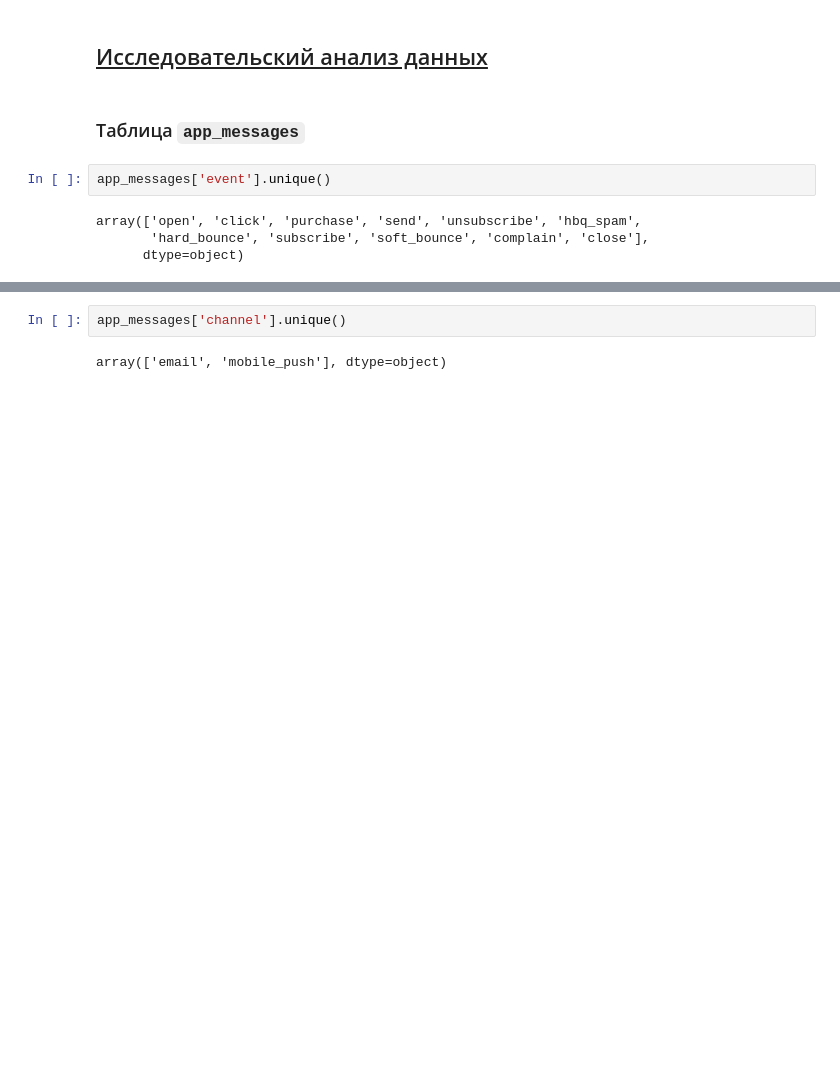
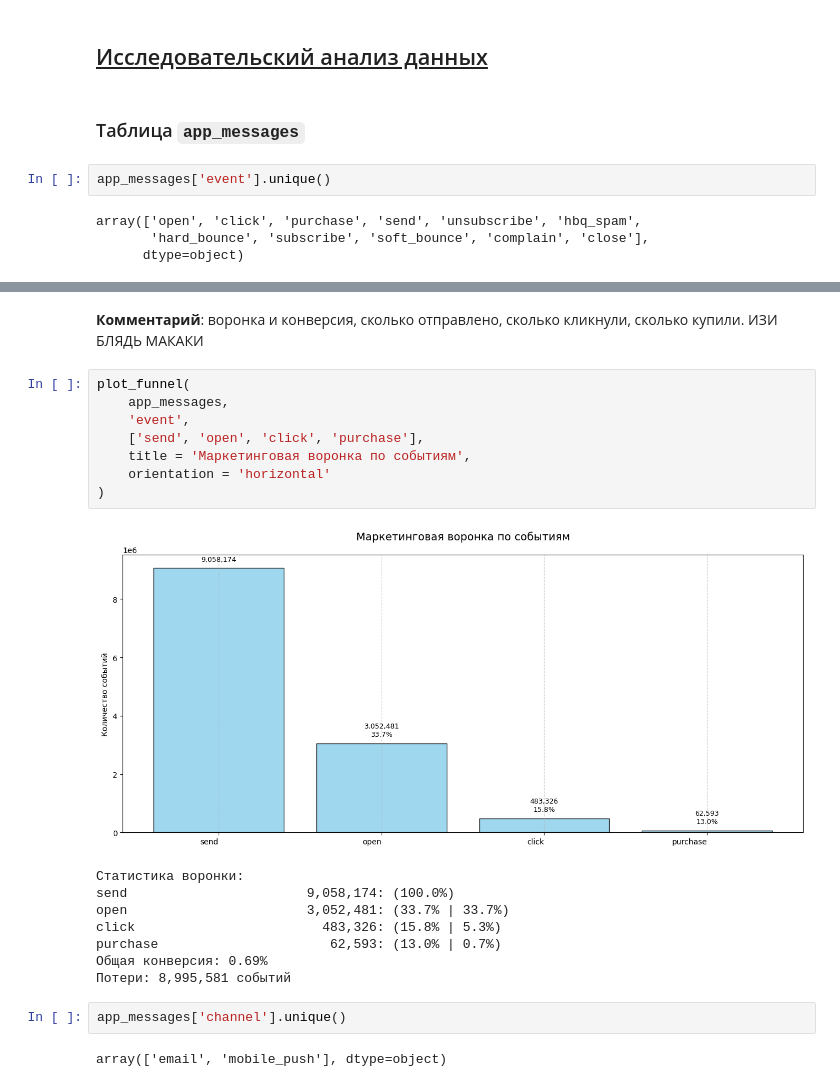
Before and after one commit to Torward1024/MarketplaceML, a Jupyter notebook: notebook.ipynb, the cells around one changed output, grey strips where cells are left out. Saved outputs shown, nothing was run; the diff lists cells and outputs as text; blank space fills up the shorter version.

```diff
--- a/notebook.ipynb
+++ b/notebook.ipynb
@@ -1136,3 +1464,22 @@ array(['open', 'click', 'purchase', 'send', 'unsubscribe', 'hbq_spam',
+# %% [markdown]
+**Комментарий**: воронка и конверсия, сколько отправлено, сколько кликнули, сколько купили. ИЗИ БЛЯДЬ МАКАКИ
+# %%
+plot_funnel(
+    app_messages,
+    'event',
+    ['send', 'open', 'click', 'purchase'],
+    title = 'Маркетинговая воронка по событиям',
+    orientation = 'horizontal'
+)
+# %% [output]
+[figure, added]
+Статистика воронки:
+send                       9,058,174: (100.0%)
+open                       3,052,481: (33.7% | 33.7%)
+click                        483,326: (15.8% | 5.3%)
+purchase                      62,593: (13.0% | 0.7%)
+Общая конверсия: 0.69%
+Потери: 8,995,581 событий
 # %%
 app_messages['channel'].unique()
 # %% [output]
```
Also changed, not shown: parts of 95 cells of this notebook.
